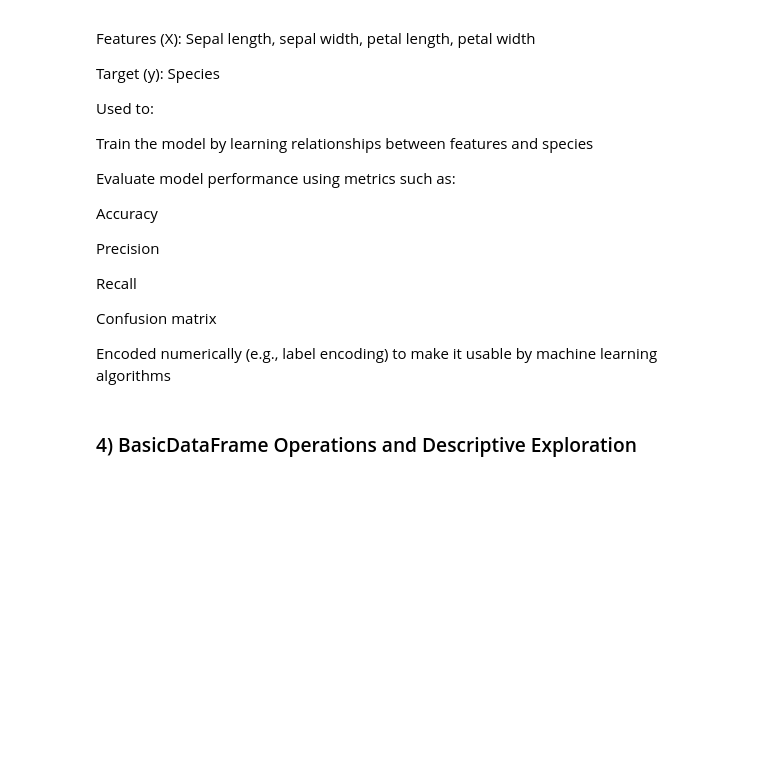
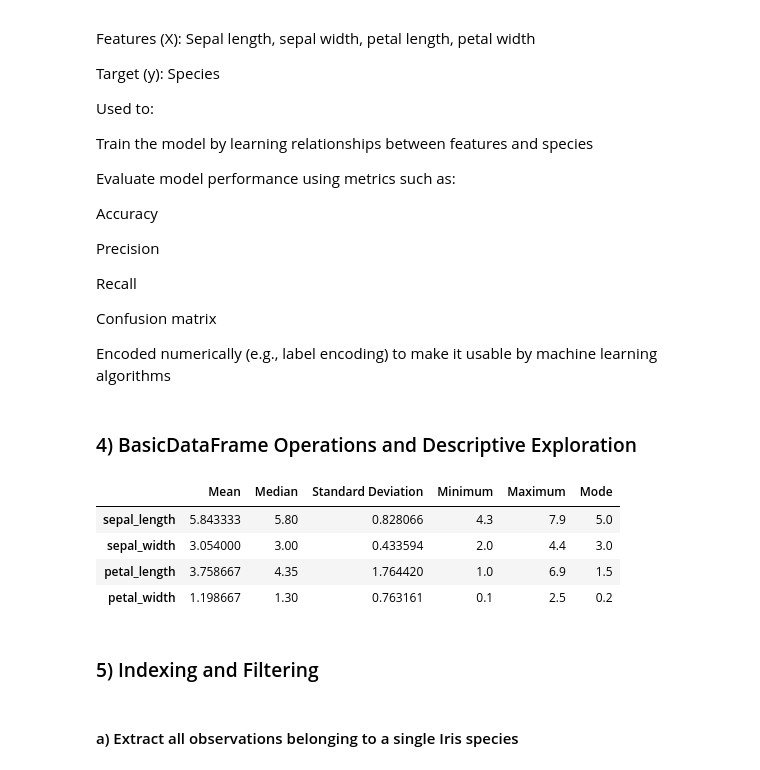
Before and after one commit to Clinton1029/Data_analysis, a Jupyter notebook: Data_analysis.ipynb, the cells around one changed output. Drawn from its saved outputs; the diff is of its cells as text; code cells hidden in the pictures; blank space fills up the shorter version.

```diff
--- a/Data_analysis.ipynb
+++ b/Data_analysis.ipynb
@@ -143,15 +143,28 @@ Encoded numerically (e.g., label encoding) to make it usable by machine learning
 ### 4) BasicDataFrame Operations and Descriptive Exploration
 # %%
 def summary_statistics(df):
-    numerical_df = df.select_dtypes(include=['int64', 'float64'])
+    numerical_df = df.select_dtypes(include=[ 'float64'])
 
     summary = pd.DataFrame({
-        "Mean": numerical_df.mean(),
-        "Median": numerical_df.median(),
-        "Standard Deviation": numerical_df.std(),
-        "Minimum": numerical_df.min(),
-        "Maximum": numerical_df.max(),
-        "Mode": stats.mode(numerical_df)
+        "Mean": np.mean(numerical_df, axis=0),
+        "Median": np.median(numerical_df, axis=0),
+        "Standard Deviation": np.std(numerical_df, axis=0, ddof=1),
+        "Minimum": np.min(numerical_df, axis=0),
+        "Maximum": np.max(numerical_df, axis=0),
+        "Mode": stats.mode(numerical_df, axis=0, keepdims=False).mode
     })
 
     return summary
+
+summary_stats = summary_statistics(data)
+summary_stats
+# %% [output]
+|  | Mean | Median | Standard Deviation | Minimum | Maximum | Mode |
+| sepal_length | 5.843333 | 5.80 | 0.828066 | 4.3 | 7.9 | 5.0 |
+| sepal_width | 3.054000 | 3.00 | 0.433594 | 2.0 | 4.4 | 3.0 |
+| petal_length | 3.758667 | 4.35 | 1.764420 | 1.0 | 6.9 | 1.5 |
+| petal_width | 1.198667 | 1.30 | 0.763161 | 0.1 | 2.5 | 0.2 |
+# %% [markdown]
+### 5) Indexing and Filtering
+# %% [markdown]
+#### a) Extract all observations belonging to a single Iris species
```
Also changed, not shown: parts of 4 cells of this notebook.
